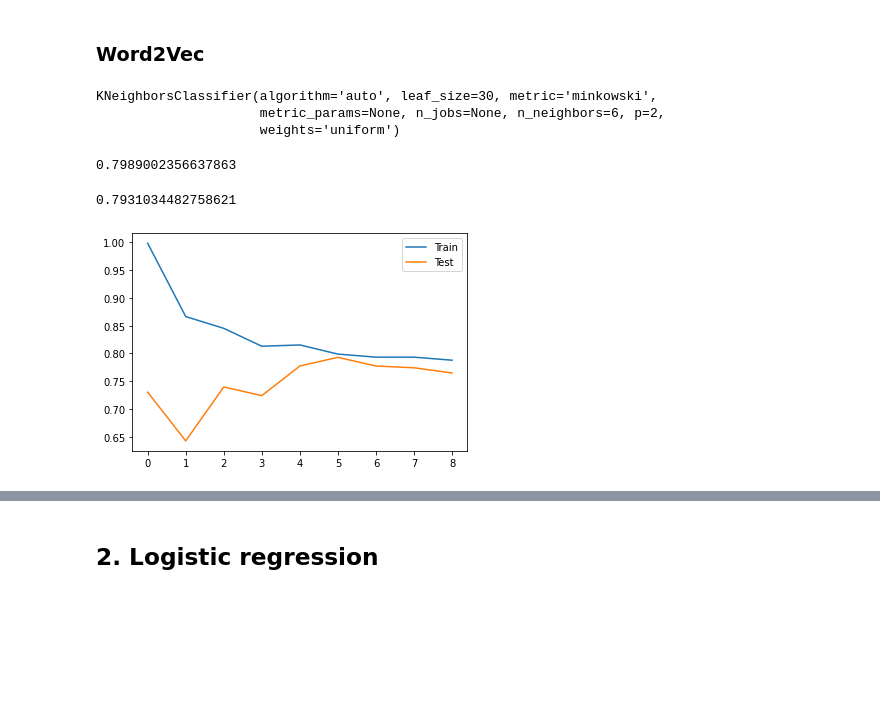
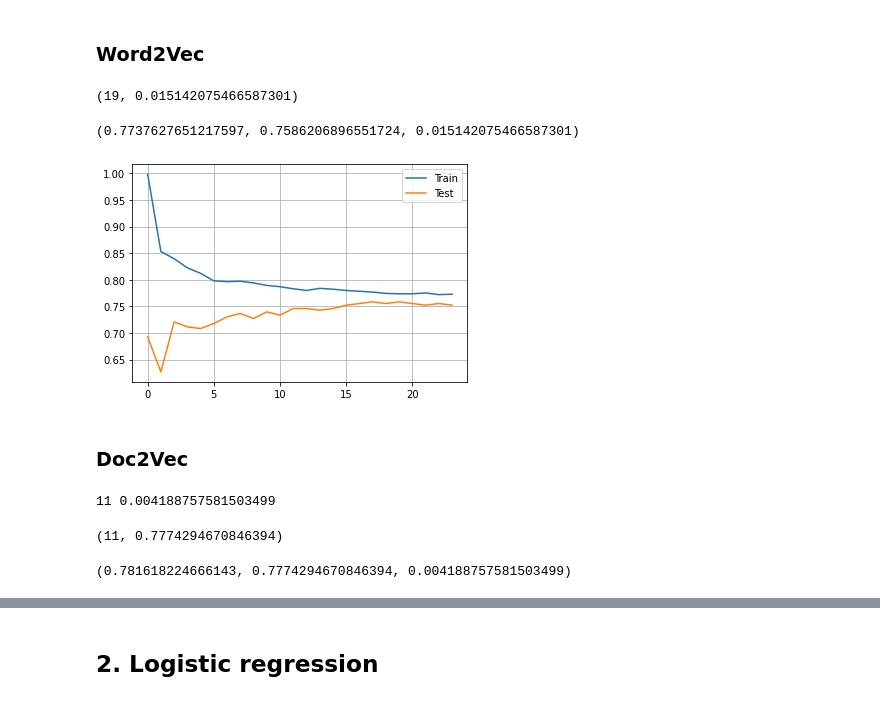
Before and after one commit to KyoungmiKwon/Bigdata_Training_at_ITwill, a Jupyter notebook: Team_Project/C04_KM_Word2Vec_TF_IDF_Doc2Vec.ipynb, the cells around one changed output, grey strips where cells are left out. Drawn from its saved outputs; the diff is of its cells as text; code cells hidden in the pictures; blank space fills up the shorter version.

```diff
--- a/Team_Project/C04_KM_Word2Vec_TF_IDF_Doc2Vec.ipynb
+++ b/Team_Project/C04_KM_Word2Vec_TF_IDF_Doc2Vec.ipynb
@@ -374,13 +429,21 @@ news.columns, len(news)
         'In Charge', 'S'],
        dtype='object'), 1592)
 # %%
-X = data_vec
+X = data_vec_word
+X_d = data_vec_word
 y = np.array(news['S'])
 
+# for Word2Vec
 X_tr, X_ts, y_tr, y_ts = train_test_split(X,y,
                                           test_size = 0.2,
                                           stratify = y)
 
+# for Doc2Vec
+X_tr_d, X_ts_d, y_tr_d, y_ts_d = train_test_split(X_d,y,
+                                          test_size = 0.2,
+                                          stratify = y)
+
+# for TF-IDF
 X_tr_t, X_ts_t,y_tr_t,y_ts_t = train_test_split(X_TI,y,
                                           test_size = 0.2,
                                           stratify = y)
@@ -397,27 +479,12 @@ X_tr_t
 ## 1. K- neigbors
 # %% [markdown]
 ### Word2Vec
-# %%
-knn = KNeighborsClassifier(n_neighbors = 6) # 모델 생성
-# %%
-knn.fit(X_tr,y_tr) # KNN 모델 훈련
-# %% [output]
-KNeighborsClassifier(algorithm='auto', leaf_size=30, metric='minkowski',
-                     metric_params=None, n_jobs=None, n_neighbors=6, p=2,
-                     weights='uniform')
-# %%
-knn.score(X_tr,y_tr) # 훈련 셋 평가 (훈련 셋 정확도)
-# %% [output]
-0.7989002356637863
-# %%
-knn.score(X_ts,y_ts) # 테스트 셋 평가 (테스트 셋 정확도) -> 일반화 성능
-# %% [output]
-0.7931034482758621
 # %%
 tr_sc_knn = []
 ts_sc_knn = []
+diff = []
 
-for n in range(1,10):
+for n in range(1,25):
     knn = KNeighborsClassifier(n_neighbors = n) # 모델생성
     knn.fit(X_tr,y_tr) # KNN 모델 훈련
 
@@ -428,10 +495,55 @@ for n in range(1,10):
     # 테스트 셋 평가 (테스트 셋 정확도) -> 일반화 성능
     ts_sc = knn.score(X_ts,y_ts)
     ts_sc_knn.append(ts_sc)
+
+    d = tr_sc - ts_sc
+    diff.append(d)
+
+diff.index(min(diff)), min(diff)
+# %% [output]
+(19, 0.015142075466587301)
+# %%
+tr_sc_knn[19],ts_sc_knn[19],diff[19]
+# %% [output]
+(0.7737627651217597, 0.7586206896551724, 0.015142075466587301)
 # %%
 plt.plot(tr_sc_knn,label = 'Train')
 plt.plot(ts_sc_knn, label = 'Test')
+plt.grid()
 plt.legend()
 plt.show()
 # %% [output]
-[figure, old version]
+[figure, new version]
+# %% [markdown]
+### Doc2Vec
+# %%
+tr_sc_knn = []
+ts_sc_knn = []
+diff = []
+
+for n in range(1,15):
+    knn = KNeighborsClassifier(n_neighbors = n) # 모델생성
+    knn.fit(X_tr_d,y_tr_d) # KNN 모델 훈련
+
+    # 훈련 셋 평가 (훈련 셋 정확도)
+    tr_sc = knn.score(X_tr_d,y_tr_d)
+    tr_sc_knn.append(tr_sc)
+
+    # 테스트 셋 평가 (테스트 셋 정확도) -> 일반화 성능
+    ts_sc = knn.score(X_ts_d,y_ts_d)
+    ts_sc_knn.append(ts_sc)
+
+    d = tr_sc - ts_sc
+    diff.append(d)
+
+print( diff.index(min(diff)), min(diff) )
+# %% [output]
+11 0.004188757581503499
+# %%
+ts_sc_knn.index(max(ts_sc_knn)),max(ts_sc_knn)
+# %% [output]
+(11, 0.7774294670846394)
+# %%
+tr_sc_knn[11],ts_sc_knn[11],diff[11]
+# %% [output]
+(0.781618224666143, 0.7774294670846394, 0.004188757581503499)
```
Also changed, not shown: parts of 67 cells of this notebook.
